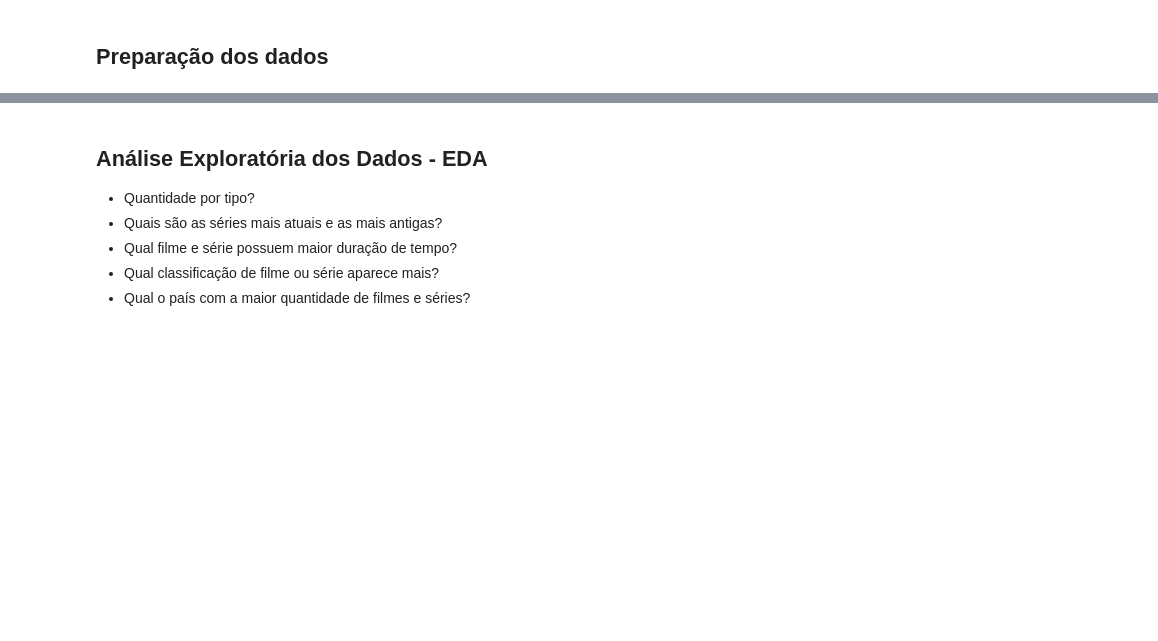
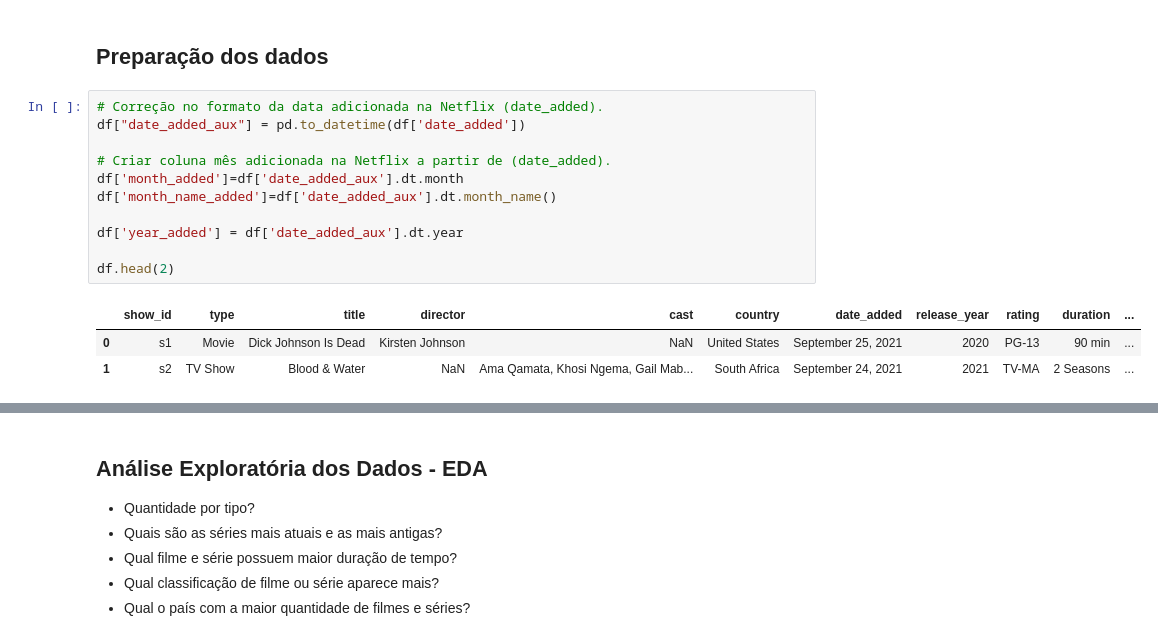
Before and after one commit to luizaalovo/analysis-netflix, a Jupyter notebook: Analysis Netflix.ipynb, the cells around one changed output, grey strips where cells are left out. Cells and saved outputs as stored; diff of their text form; blank space fills up the shorter version.

```diff
--- a/Analysis Netflix.ipynb
+++ b/Analysis Netflix.ipynb
@@ -147,3 +148,18 @@ df.groupby(by=["type", "duration"]).count()
 220 rows × 10 columns
 # %% [markdown]
 ## Preparação dos dados
+# %%
+# Correção no formato da data adicionada na Netflix (date_added).
+df["date_added_aux"] = pd.to_datetime(df['date_added'])
+
+# Criar coluna mês adicionada na Netflix a partir de (date_added).
+df['month_added']=df['date_added_aux'].dt.month
+df['month_name_added']=df['date_added_aux'].dt.month_name()
+
+df['year_added'] = df['date_added_aux'].dt.year
+
+df.head(2)
+# %% [output]
+|  | show_id | type | title | director | cast | country | date_added | release_year | rating | duration | ... |
+| 0 | s1 | Movie | Dick Johnson Is Dead | Kirsten Johnson | NaN | United States | September 25, 2021 | 2020 | PG-13 | 90 min | ... |
+| 1 | s2 | TV Show | Blood & Water | NaN | Ama Qamata, Khosi Ngema, Gail Mab... | South Africa | September 24, 2021 | 2021 | TV-MA | 2 Seasons | ... |
```
Also changed, not shown: parts of 4 cells of this notebook.
